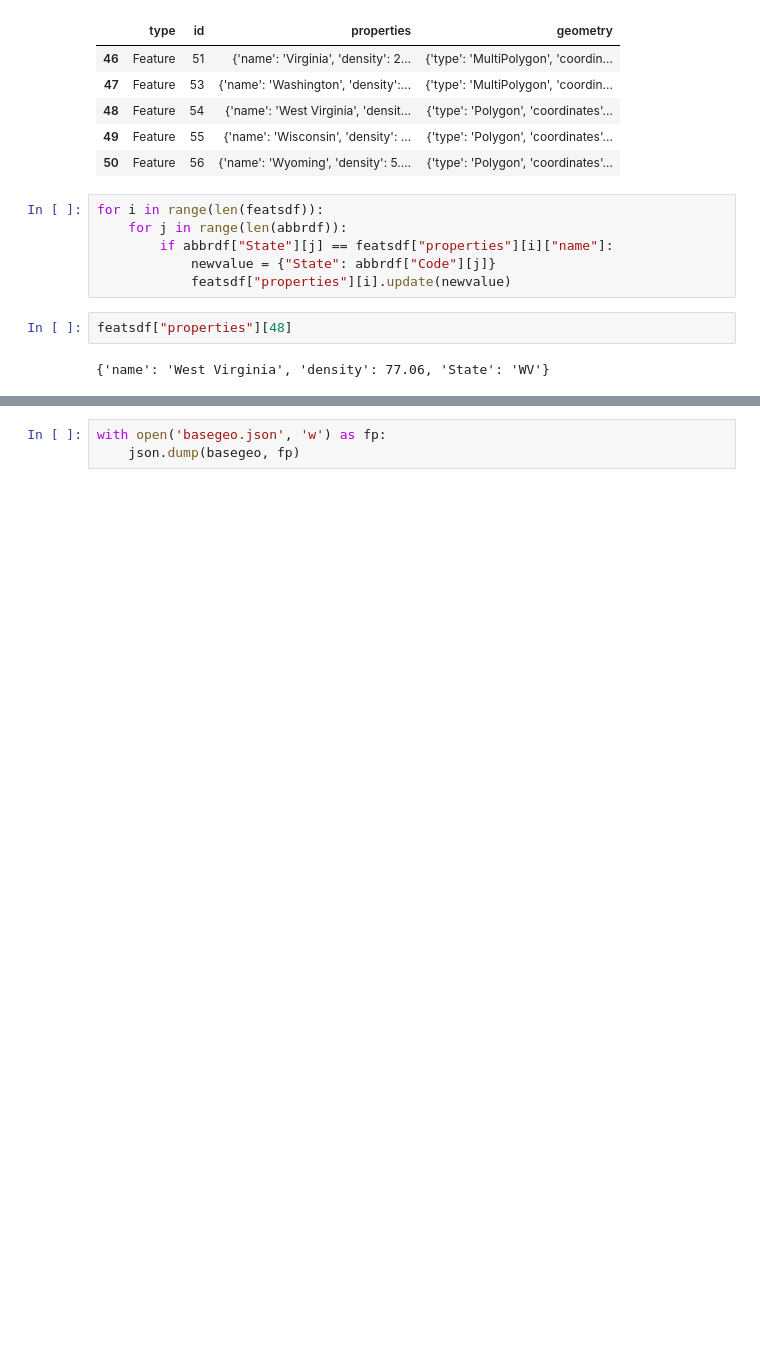
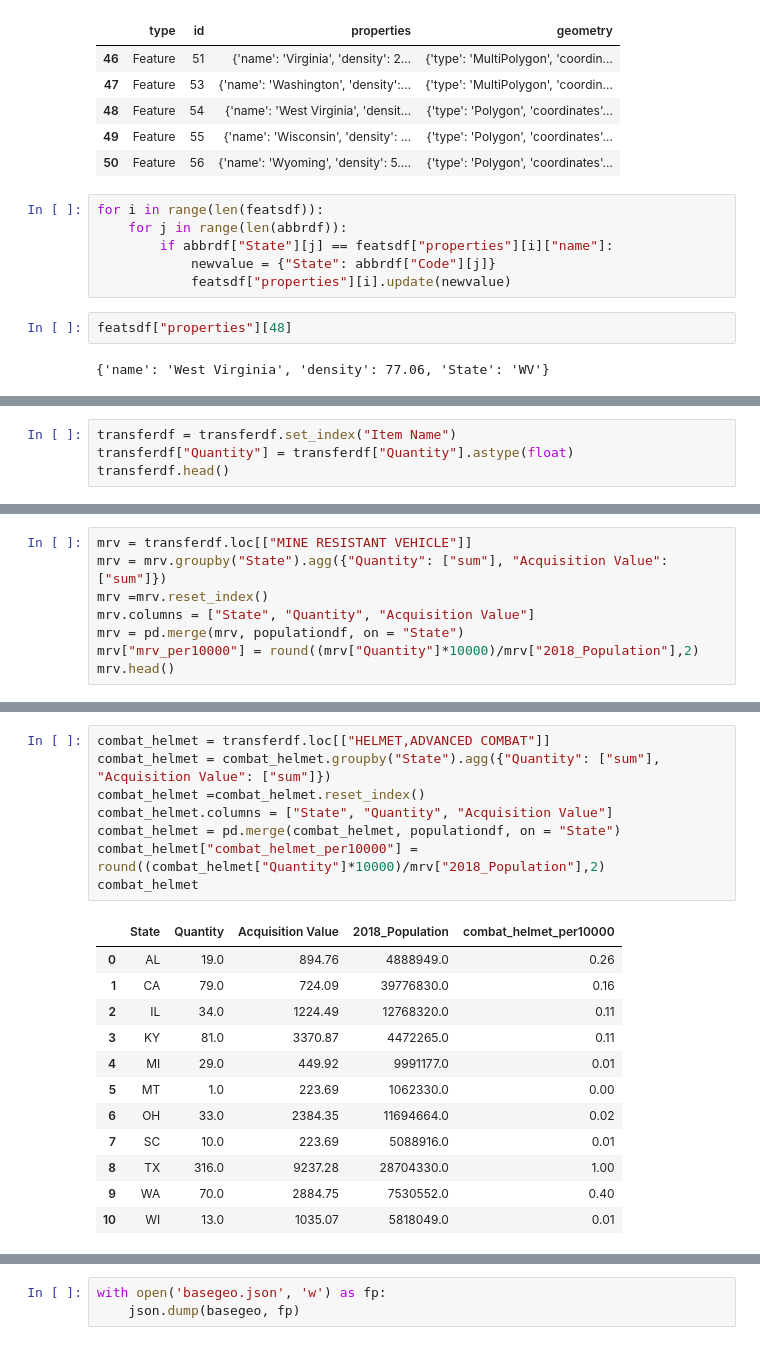
Before and after one commit to heyannag/Project_2_TLLDL, a Jupyter notebook: maps/converttogeojson.ipynb, the cells around one changed output, grey strips where cells are left out. Saved outputs shown, nothing was run; the diff lists cells and outputs as text; blank space fills up the shorter version.

```diff
--- a/maps/converttogeojson.ipynb
+++ b/maps/converttogeojson.ipynb
@@ -201,0 +195,4 @@ featsdf["properties"][0]
+# %%
+transferdf = transferdf.set_index("Item Name")
+transferdf["Quantity"] = transferdf["Quantity"].astype(float)
+transferdf.head()
@@ -201,0 +273,8 @@ featsdf["properties"][0]
+# %%
+mrv = transferdf.loc[["MINE RESISTANT VEHICLE"]]
+mrv = mrv.groupby("State").agg({"Quantity": ["sum"], "Acquisition Value": ["sum"]})
+mrv =mrv.reset_index()
+mrv.columns = ["State", "Quantity", "Acquisition Value"]
+mrv = pd.merge(mrv, populationdf, on = "State")
+mrv["mrv_per10000"] = round((mrv["Quantity"]*10000)/mrv["2018_Population"],2)
+mrv.head()
@@ -201,0 +295,21 @@ featsdf["properties"][0]
+# %%
+combat_helmet = transferdf.loc[["HELMET,ADVANCED COMBAT"]]
+combat_helmet = combat_helmet.groupby("State").agg({"Quantity": ["sum"], "Acquisition Value": ["sum"]})
+combat_helmet =combat_helmet.reset_index()
+combat_helmet.columns = ["State", "Quantity", "Acquisition Value"]
+combat_helmet = pd.merge(combat_helmet, populationdf, on = "State")
+combat_helmet["combat_helmet_per10000"] = round((combat_helmet["Quantity"]*10000)/mrv["2018_Population"],2)
+combat_helmet
+# %% [output]
+|  | State | Quantity | Acquisition Value | 2018_Population | combat_helmet_per10000 |
+| 0 | AL | 19.0 | 894.76 | 4888949.0 | 0.26 |
+| 1 | CA | 79.0 | 724.09 | 39776830.0 | 0.16 |
+| 2 | IL | 34.0 | 1224.49 | 12768320.0 | 0.11 |
+| 3 | KY | 81.0 | 3370.87 | 4472265.0 | 0.11 |
+| 4 | MI | 29.0 | 449.92 | 9991177.0 | 0.01 |
+| 5 | MT | 1.0 | 223.69 | 1062330.0 | 0.00 |
+| 6 | OH | 33.0 | 2384.35 | 11694664.0 | 0.02 |
+| 7 | SC | 10.0 | 223.69 | 5088916.0 | 0.01 |
+| 8 | TX | 316.0 | 9237.28 | 28704330.0 | 1.00 |
+| 9 | WA | 70.0 | 2884.75 | 7530552.0 | 0.40 |
+| 10 | WI | 13.0 | 1035.07 | 5818049.0 | 0.01 |
```
Also changed, not shown: parts of 19 cells of this notebook, 2 other files.
